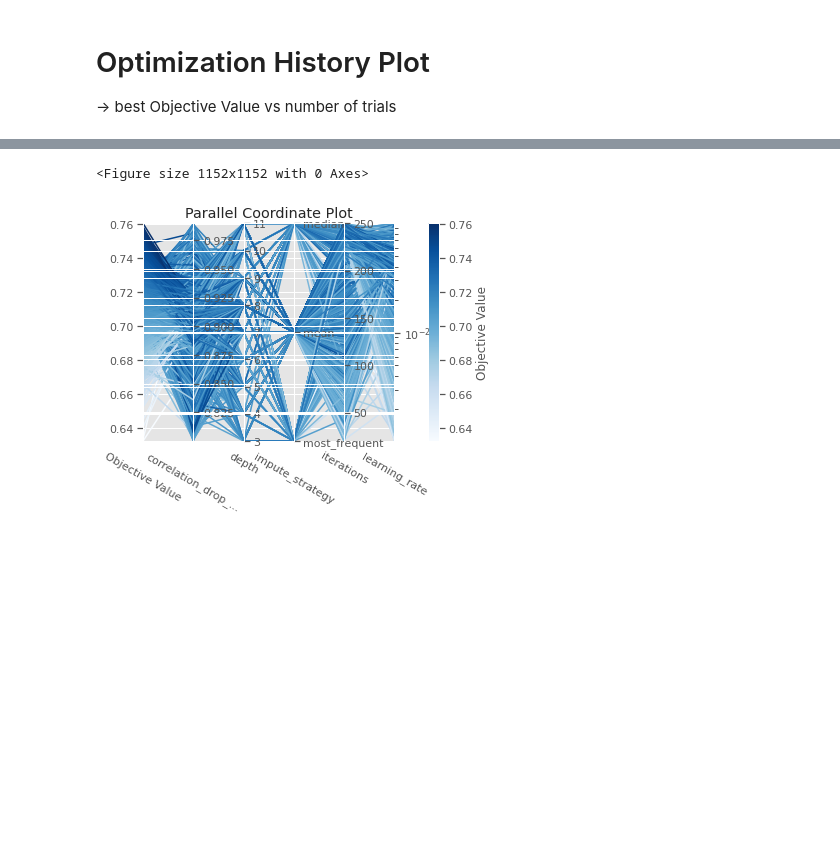
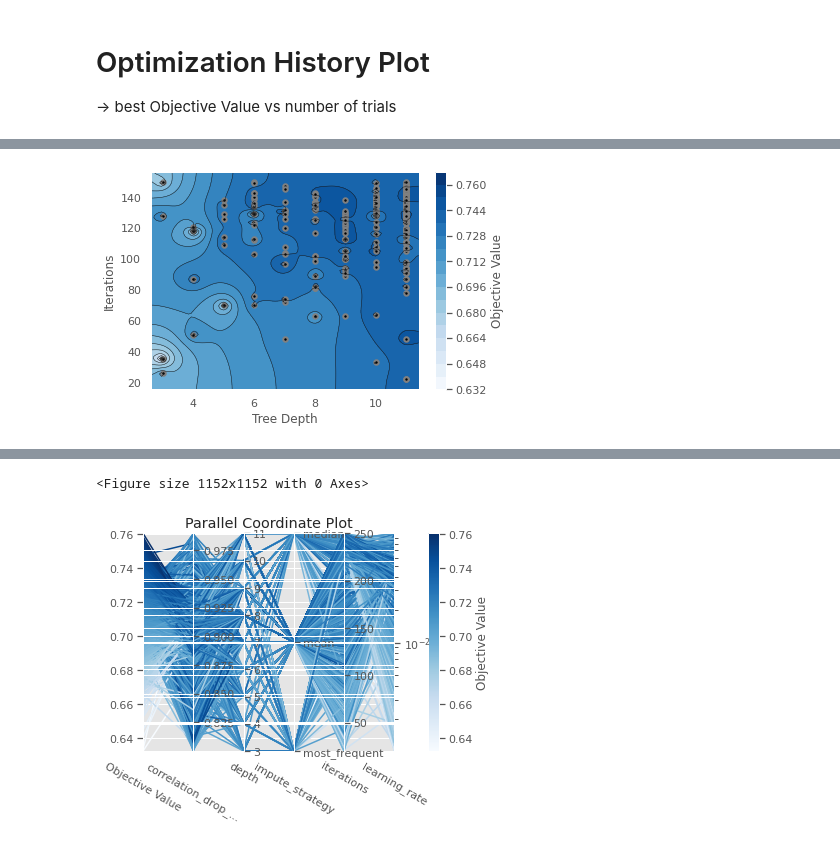
Before and after one commit to J-Gann/AML, a Jupyter notebook: explore_visualize_hyperparam_opt.ipynb, the cells around one changed output, grey strips where cells are left out. Cells and saved outputs as stored; diff of their text form; code cells hidden in the pictures; blank space fills up the shorter version.

```diff
--- a/explore_visualize_hyperparam_opt.ipynb
+++ b/explore_visualize_hyperparam_opt.ipynb
@@ -48,0 +63,10 @@ plt.savefig("plots/plot_countour.svg")
+# %%
+matplotlib.rcParams['lines.markersize'] = 1.0
+plot_contour(study, params=['depth', 'iterations'])
+plt.ylabel('Iterations')
+plt.xlabel('Tree Depth')
+plt.title("")
+#plt.xticks([0,1])
+#plt.yticks([0,1])
+plt.savefig("plots/220915_contour_iterations_vs_tree_depth.pdf", bbox_inches='tight')
+# %% [output]
@@ -48,0 +74 @@ plt.savefig("plots/plot_countour.svg")
+[figure, added]
```
Also changed, not shown: parts of 7 cells of this notebook, 3 other files.
